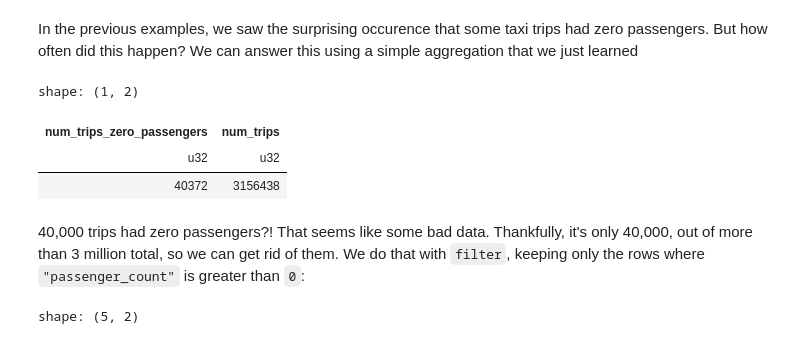
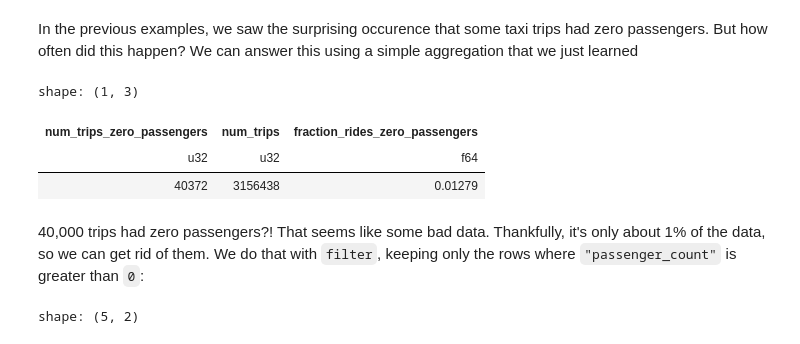
Before and after one commit to kalona/polars-for-data-science-oreilly-course, a Jupyter notebook: notebooks/3. Data Manipulation I - Basics.ipynb, the cells around one changed output. Cells and saved outputs as stored; diff of their text form; code cells hidden in the pictures.

```diff
--- a/notebooks/3. Data Manipulation I - Basics.ipynb
+++ b/notebooks/3. Data Manipulation I - Basics.ipynb
@@ -227,18 +219,21 @@ In the previous examples, we saw the surprising occurence that some taxi trips h
 # %%
 (
     df
     .select([
         pl.col("passenger_count").eq(0).sum().alias("num_trips_zero_passengers"),
-        pl.col("passenger_count").count().alias("num_trips")
+        pl.col("passenger_count").count().alias("num_trips"),
+        (
+            pl.col("passenger_count").eq(0).sum() / pl.col("passenger_count").count()
+        ).alias("fraction_rides_zero_passengers")
     ])
 )
 # %% [output]
-shape: (1, 2)
+shape: (1, 3)
-| num_trips_zero_passengers | num_trips |
-| u32 | u32 |
-| 40372 | 3156438 |
+| num_trips_zero_passengers | num_trips | fraction_rides_zero_passengers |
+| u32 | u32 | f64 |
+| 40372 | 3156438 | 0.01279 |
 # %% [markdown]
-40,000 trips had zero passengers?! That seems like some bad data. Thankfully, it's only 40,000, out of more than 3 million total, so we can get rid of them. We do that with `filter`, keeping only the rows where `"passenger_count"` is greater than `0`:
+40,000 trips had zero passengers?! That seems like some bad data. Thankfully, it's only about 1% of the data, so we can get rid of them. We do that with `filter`, keeping only the rows where `"passenger_count"` is greater than `0`:
 # %%
 (
     df
```
Also changed, not shown: parts of 11 cells of this notebook, 1 other file.
